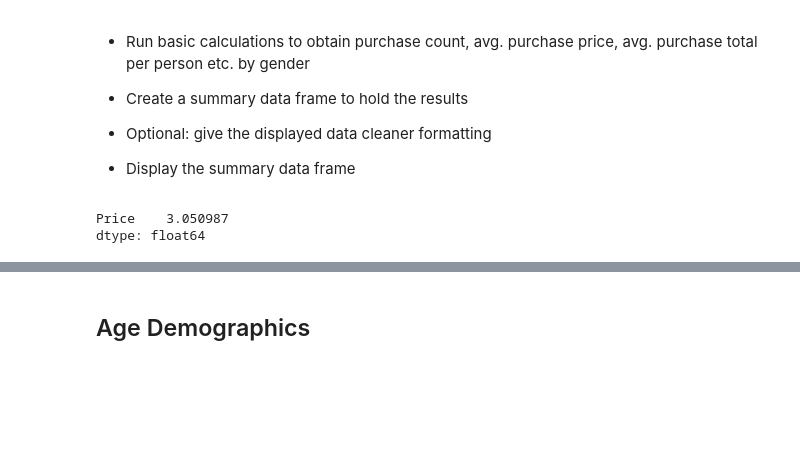
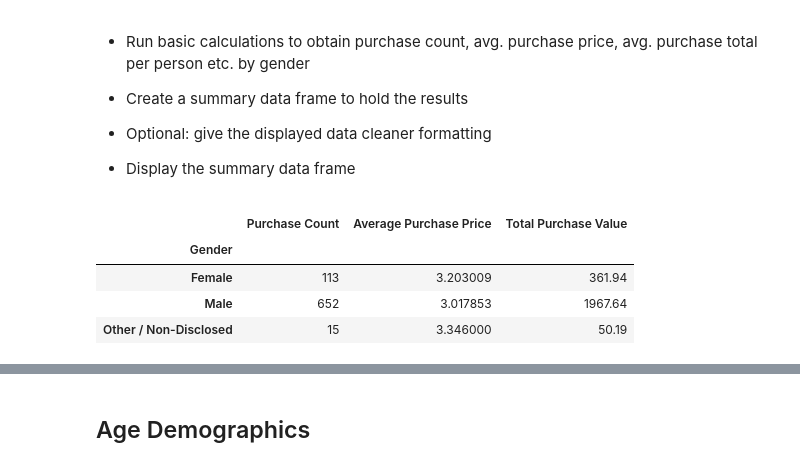
Before and after one commit to SybileC/pandas-challenge, a Jupyter notebook: HeroesOfPymoli/02-Homework_04-Pandas_Instructions_HeroesOfPymoli_HeroesOfPymoli_starter.ipynb, the cells around one changed output, grey strips where cells are left out. Saved outputs shown, nothing was run; the diff lists cells and outputs as text; code cells hidden in the pictures; blank space fills up the shorter version.

```diff
--- a/HeroesOfPymoli/02-Homework_04-Pandas_Instructions_HeroesOfPymoli_HeroesOfPymoli_starter.ipynb
+++ b/HeroesOfPymoli/02-Homework_04-Pandas_Instructions_HeroesOfPymoli_HeroesOfPymoli_starter.ipynb
@@ -146,13 +144,12 @@ gender_demographics
 
 * Display the summary data frame
 # %%
-#gender_purchase = HeroesOfPymoli_data["Gender"].value_counts()
+#player_gender= HeroesOfPymoli_data["Gender"].unique()
+#player_gender
+#purchase_count = HeroesOfPymoli_data["Gender"].value_counts()
 #purchase_count
-#average_purchase = HeroesOfPymoli_data.loc[:, ["Gender", "Price"]]
+#average_purchase = HeroesOfPymoli_data.loc["Female", "Price"]
 #average_purchase
 #select gender,
-average_purchase = HeroesOfPymoli_data[["Gender", "Price"]].mean()
-average_purchase
+#average_purchase = HeroesOfPymoli_data["Price"].mean()
+#average_purchase
-# %% [output]
-Price    3.050987
-dtype: float64
@@ -159,3 +176,21 @@ dtype: float64
+# %%
+gender_purchase = HeroesOfPymoli_data.loc[:, ["SN", "Gender", "Price"]]
+grouped_gender = gender_purchase.groupby(["Gender"])
+purchase_count = grouped_gender.count()["Price"]
+average_price = grouped_gender.mean()["Price"]
+average_price
+total_purchase = grouped_gender.sum()["Price"]
+# total_person = gender_purchase.groupby(["SN"]).sum()["Price"]
+# total_person
+purchasing_analysis = pd.DataFrame({"Purchase Count": purchase_count, "Average Purchase Price": average_price,
+                                   "Total Purchase Value": total_purchase})
+purchasing_analysis
+# %% [output]
+|  | Purchase Count | Average Purchase Price | Total Purchase Value |
+| Gender |  |  |  |
+| Female | 113 | 3.203009 | 361.94 |
+| Male | 652 | 3.017853 | 1967.64 |
+| Other / Non-Disclosed | 15 | 3.346000 | 50.19 |
 # %%
 # %% [output]
 |  | Purchase Count | Average Purchase Price | Total Purchase Value | Avg Total Purchase per Person |
```
Also changed, not shown: parts of 3 cells of this notebook.
